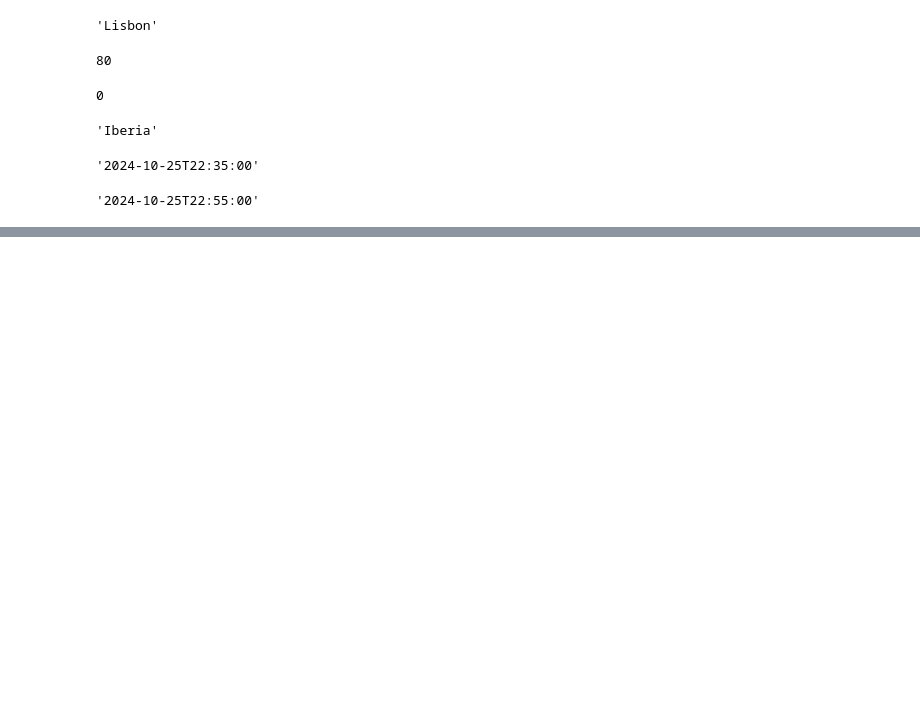
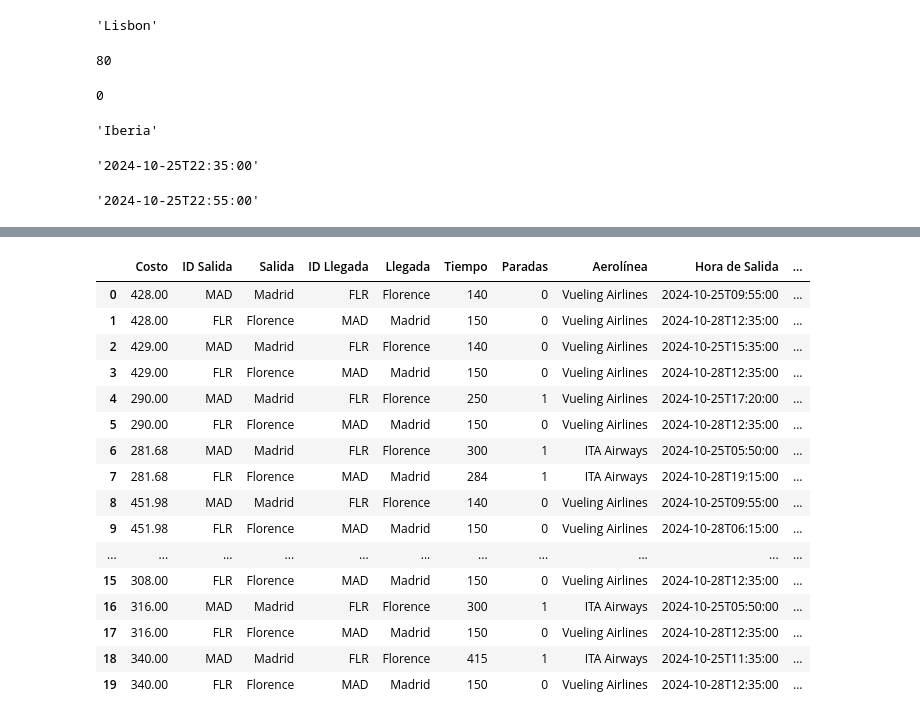
Before and after one commit to ngcarvajall/Entrega-Proyecto-ProyectoExplorandoViajes---Nelson-, a Jupyter notebook: Viajes_Renovado.ipynb, the cells around one changed output, grey strips where cells are left out. Saved outputs shown, nothing was run; the diff lists cells and outputs as text; code cells hidden in the pictures; blank space fills up the shorter version.

```diff
--- a/Viajes_Renovado.ipynb
+++ b/Viajes_Renovado.ipynb
@@ -107,0 +185,3 @@ df
+# %%
+salida = viaje_florencia['data']['itineraries'][0]['legs'][0]['departure']
+salida
@@ -107,0 +190,3 @@ df
+# %%
+llegada = viaje_florencia['data']['itineraries'][0]['legs'][0]['arrival']
+llegada
@@ -107,0 +195,47 @@ df
+# %%
+list_dict = []
+for i in range(0,info_cantidad):
+    precio_fl = viaje_florencia['data']['itineraries'][i]['price']['raw']
+    for j in range(0,2):
+        id_fl = viaje_florencia['data']['itineraries'][i]['legs'][j]['origin']['id']
+        salida_fl = viaje_florencia['data']['itineraries'][i]['legs'][j]['origin']['name']
+        id_vuelta = viaje_florencia['data']['itineraries'][i]['legs'][j]['destination']['id']
+        regreso_fl = viaje_florencia['data']['itineraries'][i]['legs'][j]['destination']['name']
+        tiempo_fl = viaje_florencia['data']['itineraries'][i]['legs'][j]['durationInMinutes']
+        stops = viaje_florencia['data']['itineraries'][i]['legs'][j]['stopCount']
+        linea_devuelo = viaje_florencia['data']['itineraries'][i]['legs'][j]['carriers']['marketing'][0]['name']
+        salida = viaje_florencia['data']['itineraries'][i]['legs'][j]['departure']
+        llegada = viaje_florencia['data']['itineraries'][i]['legs'][j]['arrival']
+        dicty = {'Costo': precio_fl,
+                'ID Salida': id_fl,
+                'Salida': salida_fl,
+                'ID Llegada': id_vuelta,
+                'Llegada': regreso_fl,
+                'Tiempo': tiempo_fl,
+                'Paradas': stops,
+                'Aerolínea': linea_devuelo,
+                'Hora de Salida': salida,
+                'Hora de Llegada': llegada}
+        list_dict.append(dicty)
+# %%
+df_florence = pd.DataFrame(list_dict)
+# %%
+df_florence
+# %% [output]
+|  | Costo | ID Salida | Salida | ID Llegada | Llegada | Tiempo | Paradas | Aerolínea | Hora de Salida | ... |
+| 0 | 428.00 | MAD | Madrid | FLR | Florence | 140 | 0 | Vueling Airlines | 2024-10-25T09:55:00 | ... |
+| 1 | 428.00 | FLR | Florence | MAD | Madrid | 150 | 0 | Vueling Airlines | 2024-10-28T12:35:00 | ... |
+| 2 | 429.00 | MAD | Madrid | FLR | Florence | 140 | 0 | Vueling Airlines | 2024-10-25T15:35:00 | ... |
+| 3 | 429.00 | FLR | Florence | MAD | Madrid | 150 | 0 | Vueling Airlines | 2024-10-28T12:35:00 | ... |
+| 4 | 290.00 | MAD | Madrid | FLR | Florence | 250 | 1 | Vueling Airlines | 2024-10-25T17:20:00 | ... |
+| 5 | 290.00 | FLR | Florence | MAD | Madrid | 150 | 0 | Vueling Airlines | 2024-10-28T12:35:00 | ... |
+| 6 | 281.68 | MAD | Madrid | FLR | Florence | 300 | 1 | ITA Airways | 2024-10-25T05:50:00 | ... |
+| 7 | 281.68 | FLR | Florence | MAD | Madrid | 284 | 1 | ITA Airways | 2024-10-28T19:15:00 | ... |
+| 8 | 451.98 | MAD | Madrid | FLR | Florence | 140 | 0 | Vueling Airlines | 2024-10-25T09:55:00 | ... |
+| 9 | 451.98 | FLR | Florence | MAD | Madrid | 150 | 0 | Vueling Airlines | 2024-10-28T06:15:00 | ... |
+| ... | ... | ... | ... | ... | ... | ... | ... | ... | ... | ... |
+| 15 | 308.00 | FLR | Florence | MAD | Madrid | 150 | 0 | Vueling Airlines | 2024-10-28T12:35:00 | ... |
+| 16 | 316.00 | MAD | Madrid | FLR | Florence | 300 | 1 | ITA Airways | 2024-10-25T05:50:00 | ... |
+| 17 | 316.00 | FLR | Florence | MAD | Madrid | 150 | 0 | Vueling Airlines | 2024-10-28T12:35:00 | ... |
+| 18 | 340.00 | MAD | Madrid | FLR | Florence | 415 | 1 | ITA Airways | 2024-10-25T11:35:00 | ... |
+| 19 | 340.00 | FLR | Florence | MAD | Madrid | 150 | 0 | Vueling Airlines | 2024-10-28T12:35:00 | ... |
```
Also changed, not shown: parts of 19 cells of this notebook.
